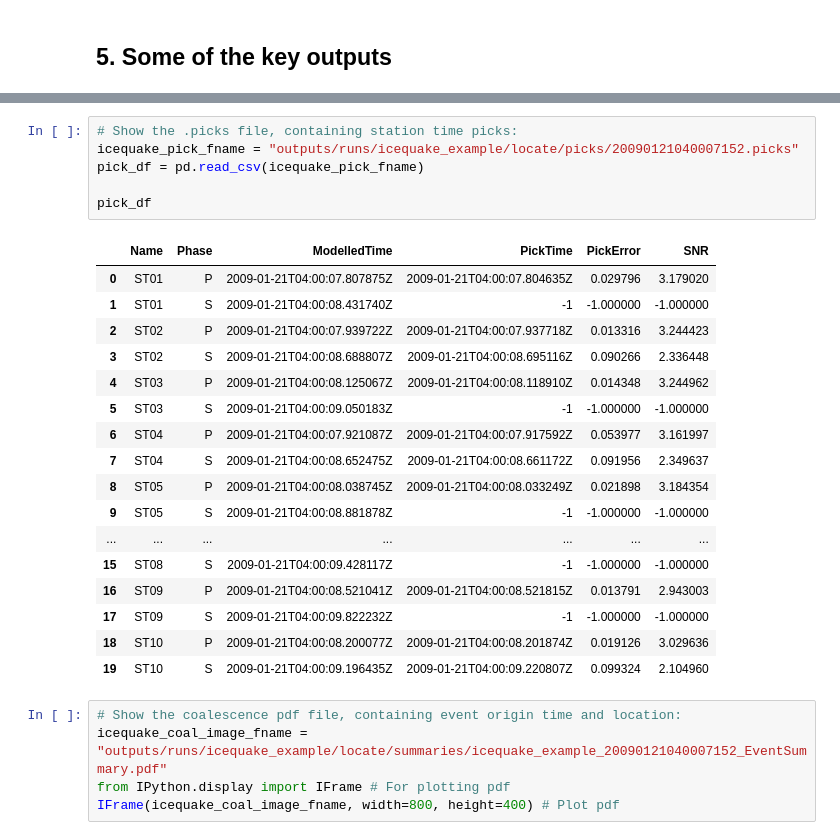
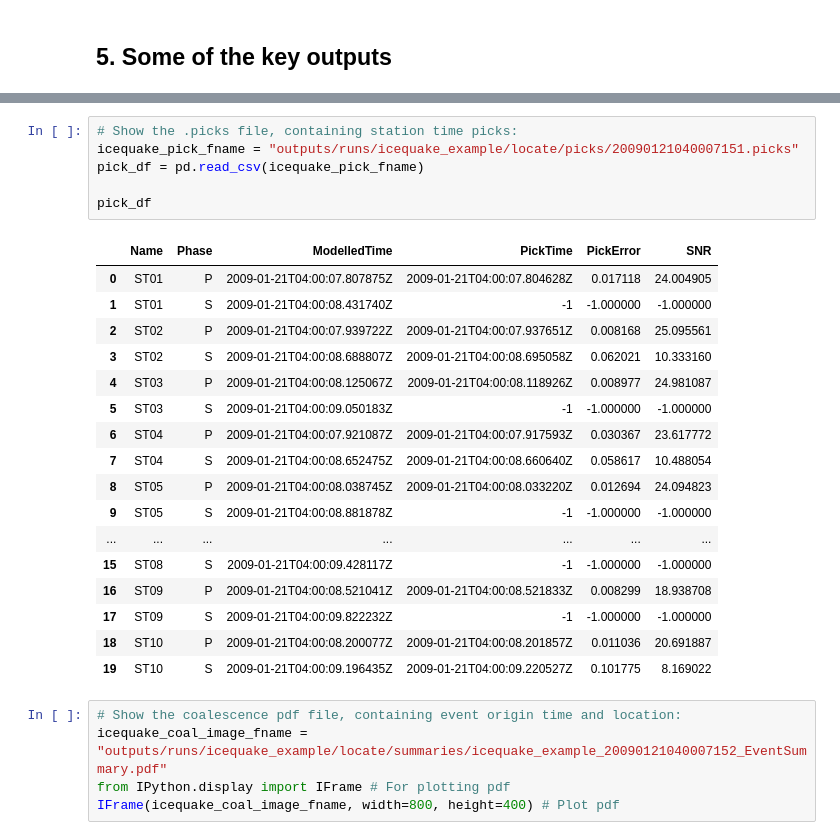
Before and after one commit to QuakeMigrate/QuakeMigrate, a Jupyter notebook: examples/Icequake_Rutford/icequakes_rutford.ipynb, the cells around one changed output, grey strips where cells are left out. Saved outputs shown, nothing was run; the diff lists cells and outputs as text.

```diff
--- a/examples/Icequake_Rutford/icequakes_rutford.ipynb
+++ b/examples/Icequake_Rutford/icequakes_rutford.ipynb
@@ -212,28 +220,28 @@ event_df
 | 0 | 2009-01-21T04:00:07.151000Z | 3.391995 | -83.930828 | -78.143473 | 23.2 | -84.029133 | -78.136047 | 2005.540317 | ... |
 # %%
 # Show the .picks file, containing station time picks:
-icequake_pick_fname = "outputs/runs/icequake_example/locate/picks/20090121040007152.picks"
+icequake_pick_fname = "outputs/runs/icequake_example/locate/picks/20090121040007151.picks"
 pick_df = pd.read_csv(icequake_pick_fname)
 
 pick_df
 # %% [output]
 |  | Name | Phase | ModelledTime | PickTime | PickError | SNR |
-| 0 | ST01 | P | 2009-01-21T04:00:07.807875Z | 2009-01-21T04:00:07.804635Z | 0.029796 | 3.179020 |
+| 0 | ST01 | P | 2009-01-21T04:00:07.807875Z | 2009-01-21T04:00:07.804628Z | 0.017118 | 24.004905 |
 | 1 | ST01 | S | 2009-01-21T04:00:08.431740Z | -1 | -1.000000 | -1.000000 |
-| 2 | ST02 | P | 2009-01-21T04:00:07.939722Z | 2009-01-21T04:00:07.937718Z | 0.013316 | 3.244423 |
-| 3 | ST02 | S | 2009-01-21T04:00:08.688807Z | 2009-01-21T04:00:08.695116Z | 0.090266 | 2.336448 |
-| 4 | ST03 | P | 2009-01-21T04:00:08.125067Z | 2009-01-21T04:00:08.118910Z | 0.014348 | 3.244962 |
+| 2 | ST02 | P | 2009-01-21T04:00:07.939722Z | 2009-01-21T04:00:07.937651Z | 0.008168 | 25.095561 |
+| 3 | ST02 | S | 2009-01-21T04:00:08.688807Z | 2009-01-21T04:00:08.695058Z | 0.062021 | 10.333160 |
+| 4 | ST03 | P | 2009-01-21T04:00:08.125067Z | 2009-01-21T04:00:08.118926Z | 0.008977 | 24.981087 |
 | 5 | ST03 | S | 2009-01-21T04:00:09.050183Z | -1 | -1.000000 | -1.000000 |
-| 6 | ST04 | P | 2009-01-21T04:00:07.921087Z | 2009-01-21T04:00:07.917592Z | 0.053977 | 3.161997 |
-| 7 | ST04 | S | 2009-01-21T04:00:08.652475Z | 2009-01-21T04:00:08.661172Z | 0.091956 | 2.349637 |
-| 8 | ST05 | P | 2009-01-21T04:00:08.038745Z | 2009-01-21T04:00:08.033249Z | 0.021898 | 3.184354 |
+| 6 | ST04 | P | 2009-01-21T04:00:07.921087Z | 2009-01-21T04:00:07.917593Z | 0.030367 | 23.617772 |
+| 7 | ST04 | S | 2009-01-21T04:00:08.652475Z | 2009-01-21T04:00:08.660640Z | 0.058617 | 10.488054 |
+| 8 | ST05 | P | 2009-01-21T04:00:08.038745Z | 2009-01-21T04:00:08.033220Z | 0.012694 | 24.094823 |
 | 9 | ST05 | S | 2009-01-21T04:00:08.881878Z | -1 | -1.000000 | -1.000000 |
 | ... | ... | ... | ... | ... | ... | ... |
 | 15 | ST08 | S | 2009-01-21T04:00:09.428117Z | -1 | -1.000000 | -1.000000 |
-| 16 | ST09 | P | 2009-01-21T04:00:08.521041Z | 2009-01-21T04:00:08.521815Z | 0.013791 | 2.943003 |
+| 16 | ST09 | P | 2009-01-21T04:00:08.521041Z | 2009-01-21T04:00:08.521833Z | 0.008299 | 18.938708 |
 | 17 | ST09 | S | 2009-01-21T04:00:09.822232Z | -1 | -1.000000 | -1.000000 |
-| 18 | ST10 | P | 2009-01-21T04:00:08.200077Z | 2009-01-21T04:00:08.201874Z | 0.019126 | 3.029636 |
-| 19 | ST10 | S | 2009-01-21T04:00:09.196435Z | 2009-01-21T04:00:09.220807Z | 0.099324 | 2.104960 |
+| 18 | ST10 | P | 2009-01-21T04:00:08.200077Z | 2009-01-21T04:00:08.201857Z | 0.011036 | 20.691887 |
+| 19 | ST10 | S | 2009-01-21T04:00:09.196435Z | 2009-01-21T04:00:09.220527Z | 0.101775 | 8.169022 |
 # %%
 # Show the coalescence pdf file, containing event origin time and location:
 icequake_coal_image_fname = "outputs/runs/icequake_example/locate/summaries/icequake_example_20090121040007152_EventSummary.pdf"
```
Also changed, not shown: parts of 10 cells of this notebook, 17 other files.
